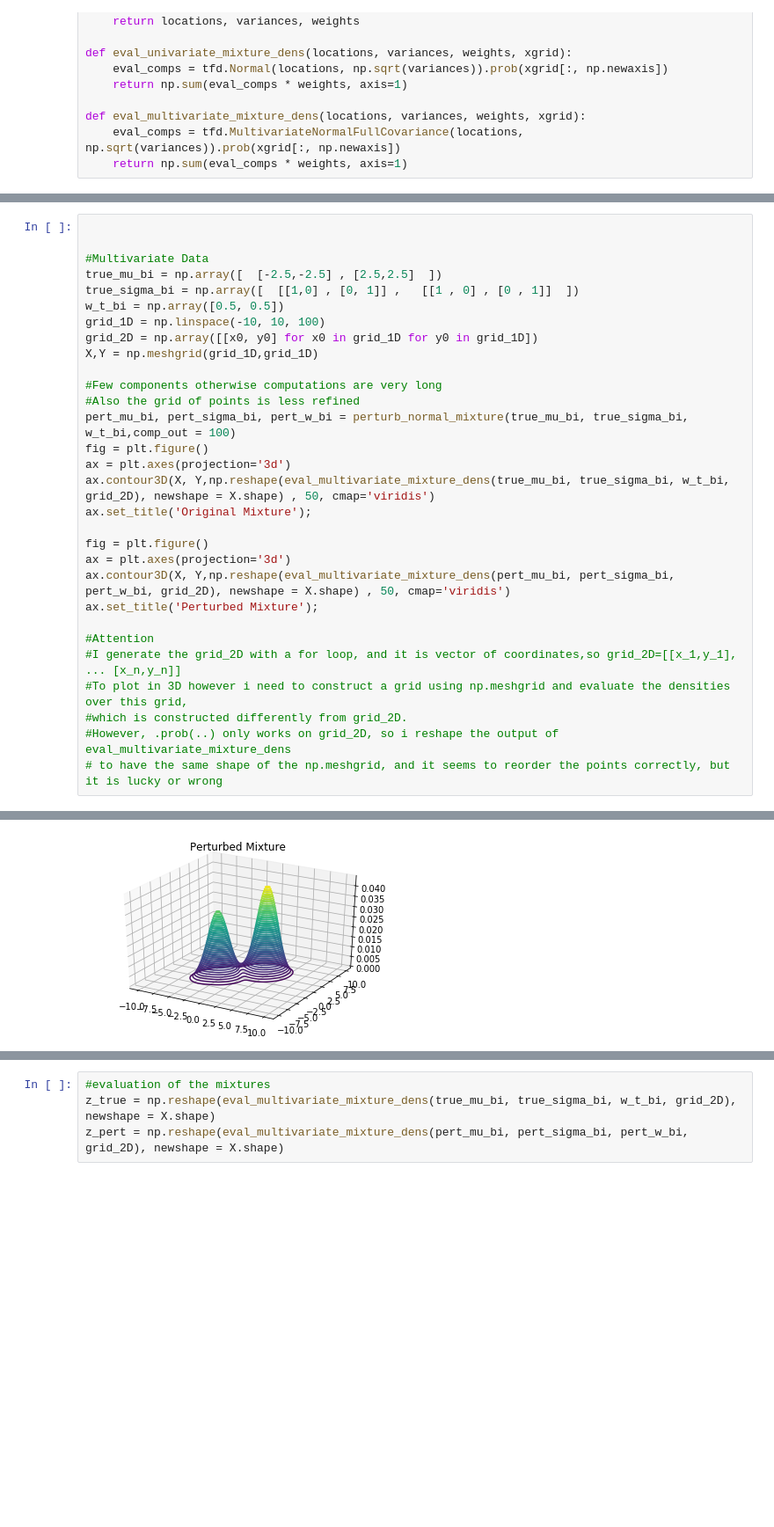
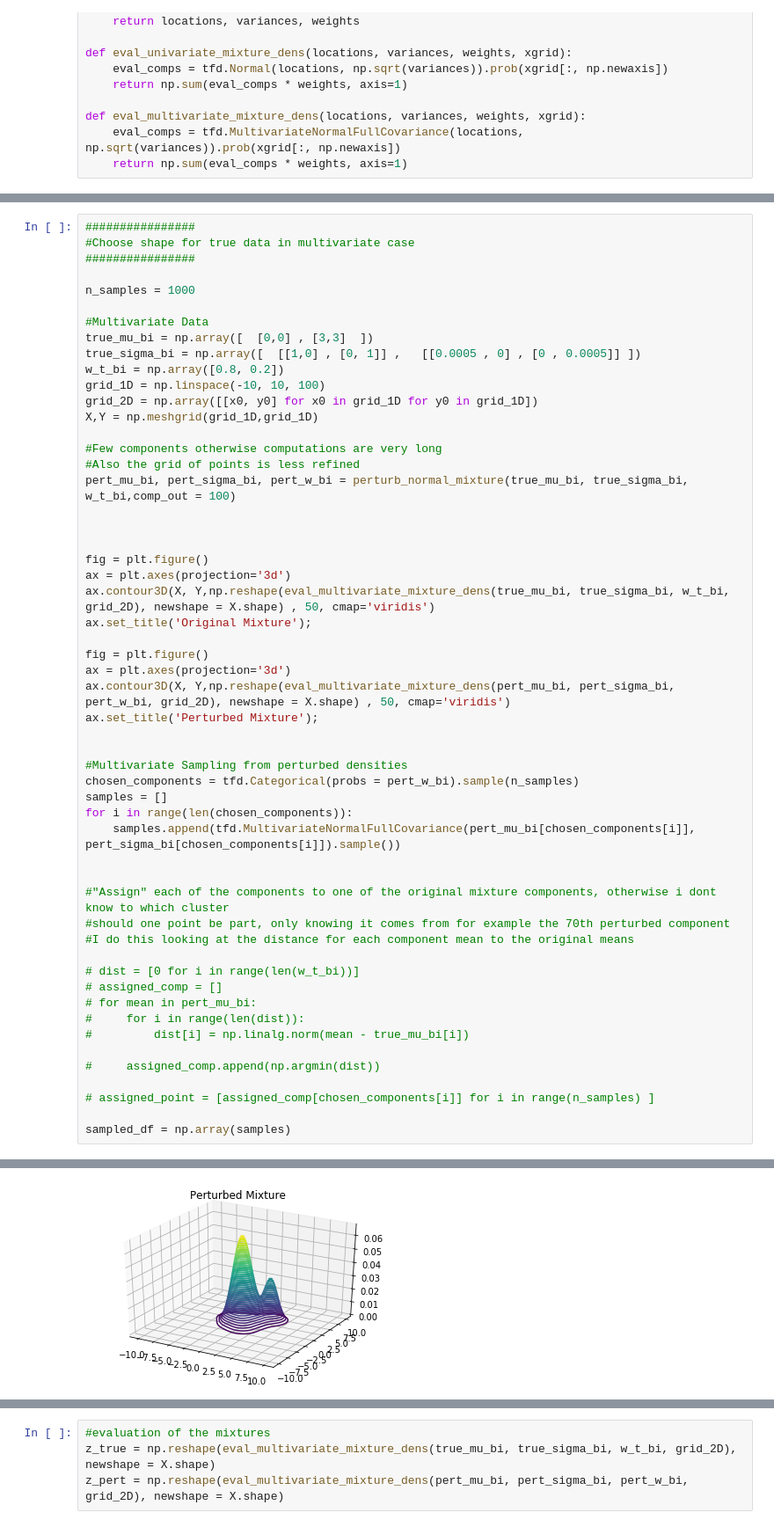
Before and after one commit to LeoPerelli/BayesMixtureModeling, a Jupyter notebook: Project Code/Data_Generator.ipynb, the cells around one changed output, grey strips where cells are left out. Shown: that part at 88% size. Drawn from its saved outputs; the diff is of its cells as text; blank space fills up the shorter version.

```diff
--- a/Project Code/Data_Generator.ipynb
+++ b/Project Code/Data_Generator.ipynb
@@ -63,10 +75,14 @@ plt.plot(xgrid, eval_univariate_mixture_dens(pert_mu, pert_sigma, pert_w , xgrid
 # %%
+################
+#Choose shape for true data in multivariate case
+################
 
+n_samples = 1000
 
 #Multivariate Data
-true_mu_bi = np.array([  [-2.5,-2.5] , [2.5,2.5]  ])
-true_sigma_bi = np.array([  [[1,0] , [0, 1]] ,   [[1 , 0] , [0 , 1]]  ])
-w_t_bi = np.array([0.5, 0.5])
+true_mu_bi = np.array([  [0,0] , [3,3]  ])
+true_sigma_bi = np.array([  [[1,0] , [0, 1]] ,   [[0.0005 , 0] , [0 , 0.0005]] ])
+w_t_bi = np.array([0.8, 0.2])
 grid_1D = np.linspace(-10, 10, 100)
 grid_2D = np.array([[x0, y0] for x0 in grid_1D for y0 in grid_1D])
 X,Y = np.meshgrid(grid_1D,grid_1D)
@@ -74,6 +90,9 @@ X,Y = np.meshgrid(grid_1D,grid_1D)
 #Few components otherwise computations are very long
 #Also the grid of points is less refined
 pert_mu_bi, pert_sigma_bi, pert_w_bi = perturb_normal_mixture(true_mu_bi, true_sigma_bi, w_t_bi,comp_out = 100)
+
+
+
 fig = plt.figure()
 ax = plt.axes(projection='3d')
 ax.contour3D(X, Y,np.reshape(eval_multivariate_mixture_dens(true_mu_bi, true_sigma_bi, w_t_bi, grid_2D), newshape = X.shape) , 50, cmap='viridis')
@@ -84,10 +103,27 @@ ax = plt.axes(projection='3d')
 ax.contour3D(X, Y,np.reshape(eval_multivariate_mixture_dens(pert_mu_bi, pert_sigma_bi, pert_w_bi, grid_2D), newshape = X.shape) , 50, cmap='viridis')
 ax.set_title('Perturbed Mixture');
 
-#Attention
-#I generate the grid_2D with a for loop, and it is vector of coordinates,so grid_2D=[[x_1,y_1], ... [x_n,y_n]]
-#To plot in 3D however i need to construct a grid using np.meshgrid and evaluate the densities over this grid,
-#which is constructed differently from grid_2D.
-#However, .prob(..) only works on grid_2D, so i reshape the output of eval_multivariate_mixture_dens
-# to have the same shape of the np.meshgrid, and it seems to reorder the points correctly, but it is lucky or wrong
+
+#Multivariate Sampling from perturbed densities
+chosen_components = tfd.Categorical(probs = pert_w_bi).sample(n_samples)
+samples = []
+for i in range(len(chosen_components)):
+    samples.append(tfd.MultivariateNormalFullCovariance(pert_mu_bi[chosen_components[i]], pert_sigma_bi[chosen_components[i]]).sample())
+
+
+#"Assign" each of the components to one of the original mixture components, otherwise i dont know to which cluster
+#should one point be part, only knowing it comes from for example the 70th perturbed component
+#I do this looking at the distance for each component mean to the original means
+
+# dist = [0 for i in range(len(w_t_bi))]
+# assigned_comp = []
+# for mean in pert_mu_bi:
+#     for i in range(len(dist)):
+#         dist[i] = np.linalg.norm(mean - true_mu_bi[i])
+
+#     assigned_comp.append(np.argmin(dist))
+
+# assigned_point = [assigned_comp[chosen_components[i]] for i in range(n_samples) ]
+
+sampled_df = np.array(samples)
 # %% [output]
@@ -95 +131 @@ ax.set_title('Perturbed Mixture');
-[figure, old version]
+[figure, new version]
```
Also changed, not shown: parts of 7 cells of this notebook, 6 other files.
